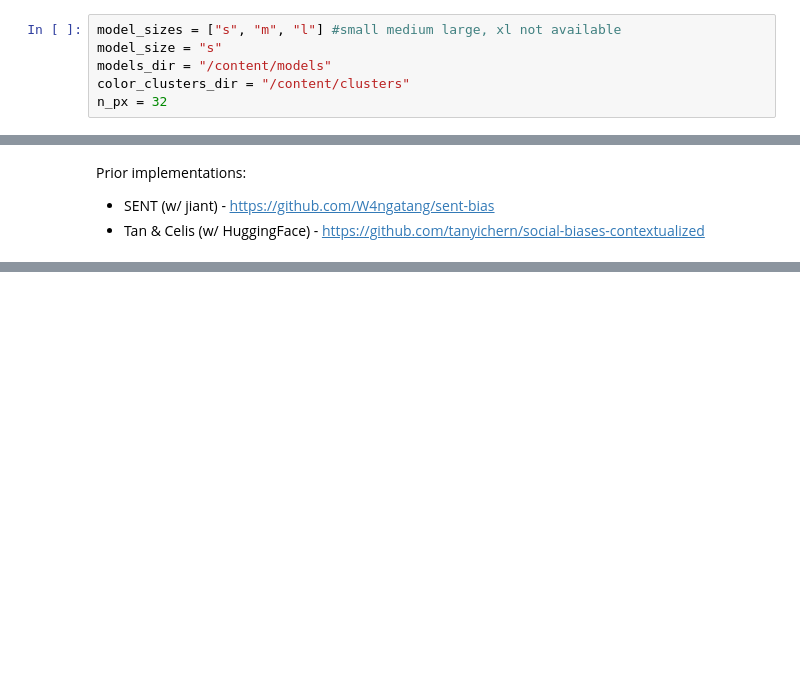
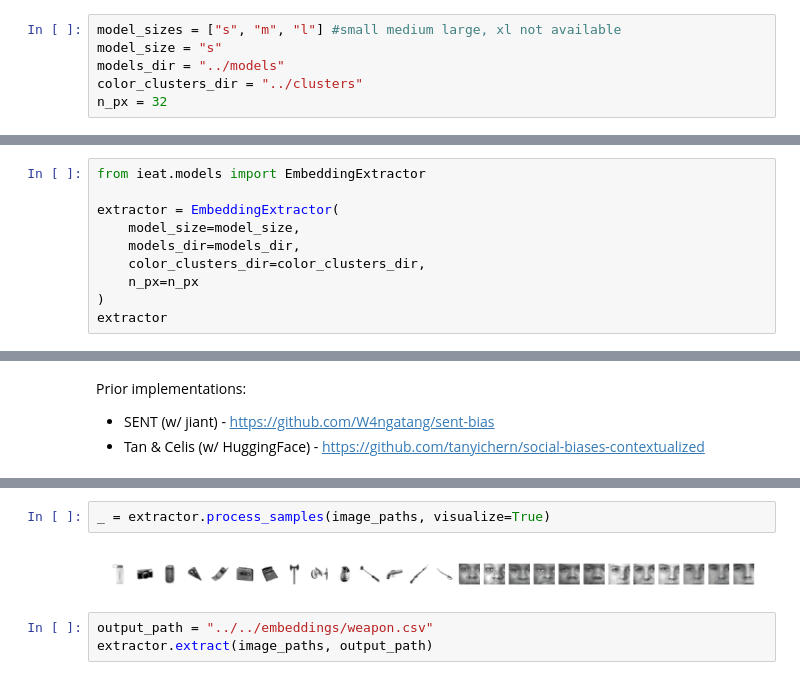
Before and after one commit to ryansteed/ieat, a Jupyter notebook: notebooks/embeddings.ipynb, the cells around one changed output, grey strips where cells are left out. Drawn from its saved outputs; the diff is of its cells as text; blank space fills up the shorter version.

Commit message:
:sparkles: Dedicated library for embedding extraction

```diff
--- a/notebooks/embeddings.ipynb
+++ b/notebooks/embeddings.ipynb
@@ -19,7 +18,7 @@ Unpacking objects: 100% (41/41), done.
 # %%
 model_sizes = ["s", "m", "l"] #small medium large, xl not available
 model_size = "s"
-models_dir = "/content/models"
-color_clusters_dir = "/content/clusters"
+models_dir = "../models"
+color_clusters_dir = "../clusters"
 n_px = 32
 # %%
@@ -267,0 +47,10 @@ def resize(image_paths, rotate_90=False):
+# %%
+from ieat.models import EmbeddingExtractor
+
+extractor = EmbeddingExtractor(
+    model_size=model_size,
+    models_dir=models_dir,
+    color_clusters_dir=color_clusters_dir,
+    n_px=n_px
+)
+extractor
@@ -365 +76,8 @@ df.to_csv("encs_labeled.csv")
+# %%
+_ = extractor.process_samples(image_paths, visualize=True)
+# %% [output]
+[figure, added]
+# %%
+output_path = "../../embeddings/weapon.csv"
+extractor.extract(image_paths, output_path)
 # %%
```
Also changed, not shown: parts of 18 cells of this notebook, 34 other files.
